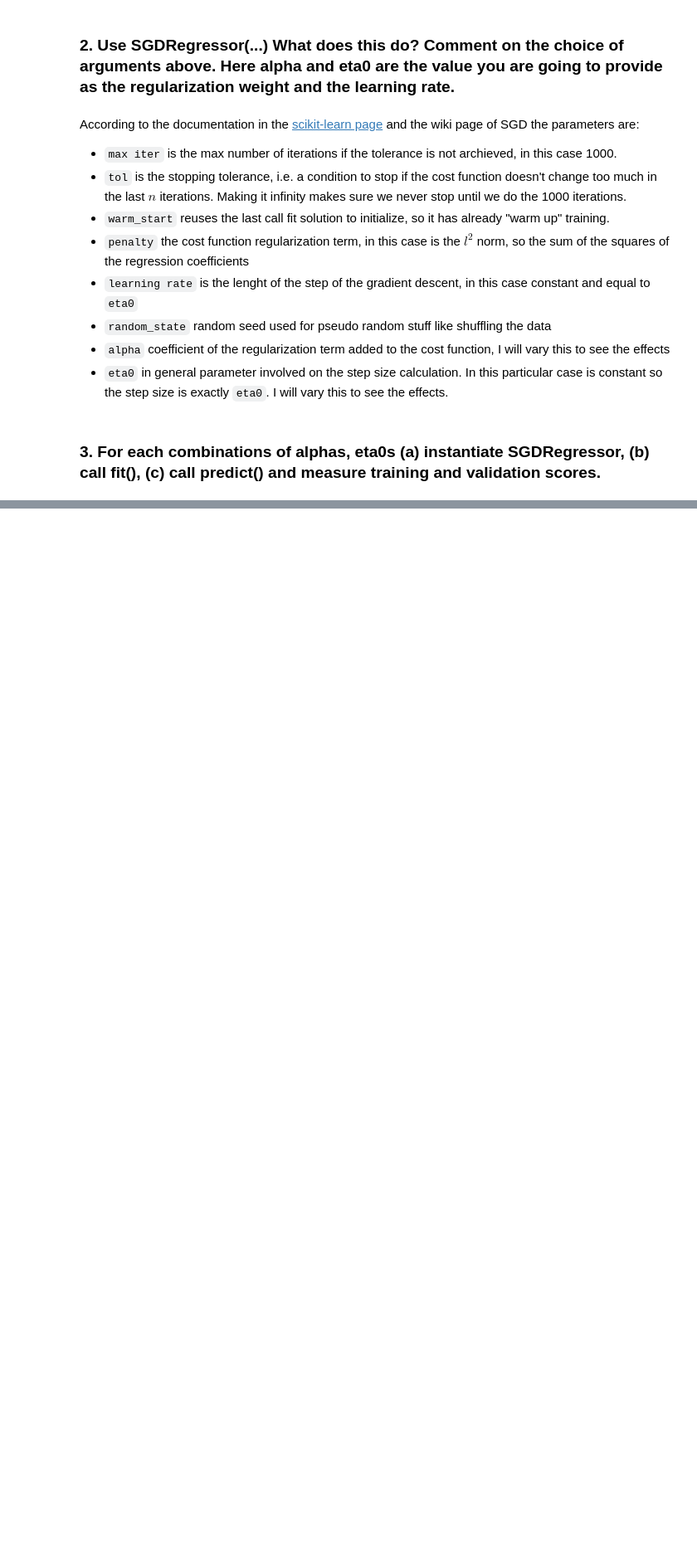
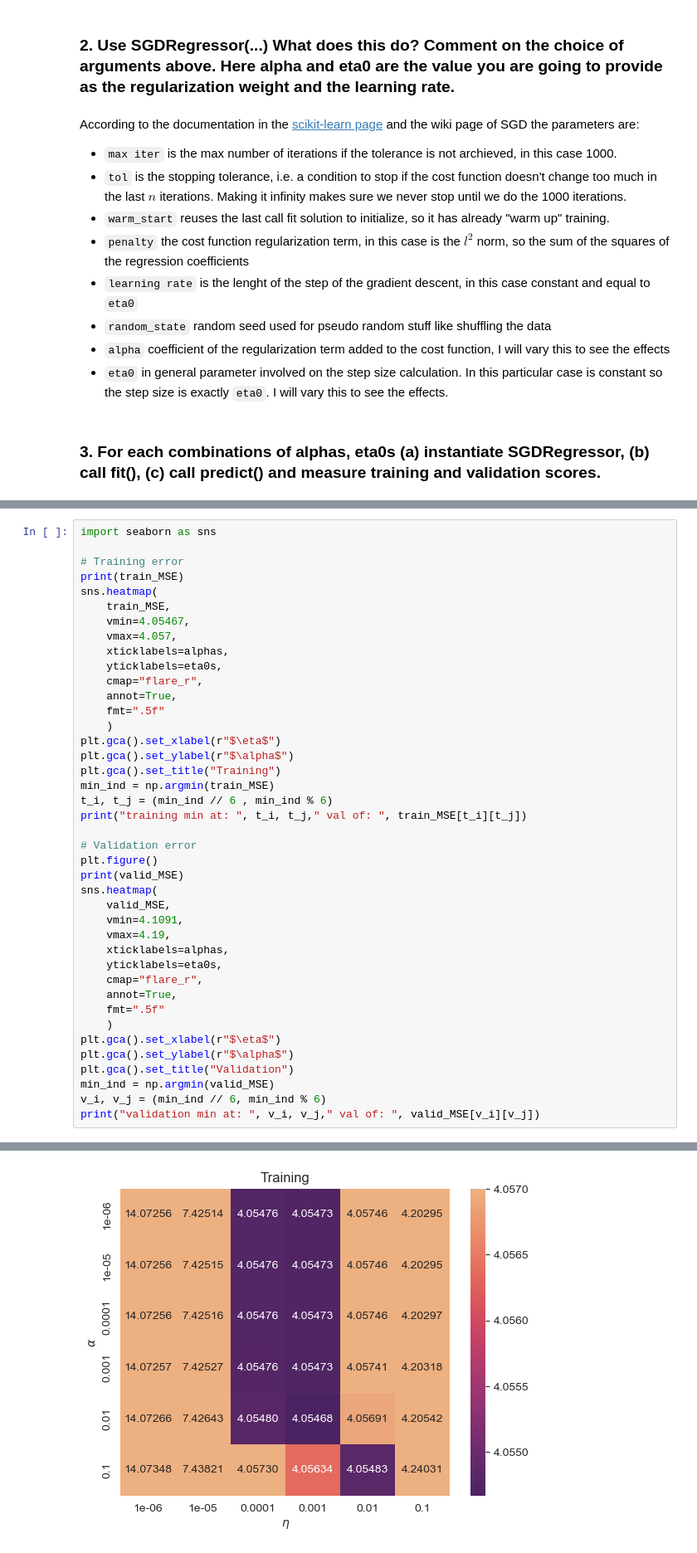
Before and after one commit to sergiogyoz/Machine-Learning, a Jupyter notebook: HWs/HW4_1_Sergio_Villamarin.ipynb, the cells around one changed output, grey strips where cells are left out. Shown at 83% size. Cells and saved outputs as stored; diff of their text form; blank space fills up the shorter version.

```diff
--- a/HWs/HW4_1_Sergio_Villamarin.ipynb
+++ b/HWs/HW4_1_Sergio_Villamarin.ipynb
@@ -180,0 +201,42 @@ for alpha in alphas:
+# %%
+import seaborn as sns
+
+# Training error
+print(train_MSE)
+sns.heatmap(
+    train_MSE,
+    vmin=4.05467,
+    vmax=4.057,
+    xticklabels=alphas,
+    yticklabels=eta0s,
+    cmap="flare_r",
+    annot=True,
+    fmt=".5f"
+    )
+plt.gca().set_xlabel(r"$\eta$")
+plt.gca().set_ylabel(r"$\alpha$")
+plt.gca().set_title("Training")
+min_ind = np.argmin(train_MSE)
+t_i, t_j = (min_ind // 6 , min_ind % 6)
+print("training min at: ", t_i, t_j," val of: ", train_MSE[t_i][t_j])
+
+# Validation error
+plt.figure()
+print(valid_MSE)
+sns.heatmap(
+    valid_MSE,
+    vmin=4.1091,
+    vmax=4.19,
+    xticklabels=alphas,
+    yticklabels=eta0s,
+    cmap="flare_r",
+    annot=True,
+    fmt=".5f"
+    )
+plt.gca().set_xlabel(r"$\eta$")
+plt.gca().set_ylabel(r"$\alpha$")
+plt.gca().set_title("Validation")
+min_ind = np.argmin(valid_MSE)
+v_i, v_j = (min_ind // 6, min_ind % 6)
+print("validation min at: ", v_i, v_j," val of: ", valid_MSE[v_i][v_j])
+# %% [output]
@@ -180,0 +257 @@ for alpha in alphas:
+[figure, added]
```
Also changed, not shown: parts of 21 cells of this notebook, 1 other file.
